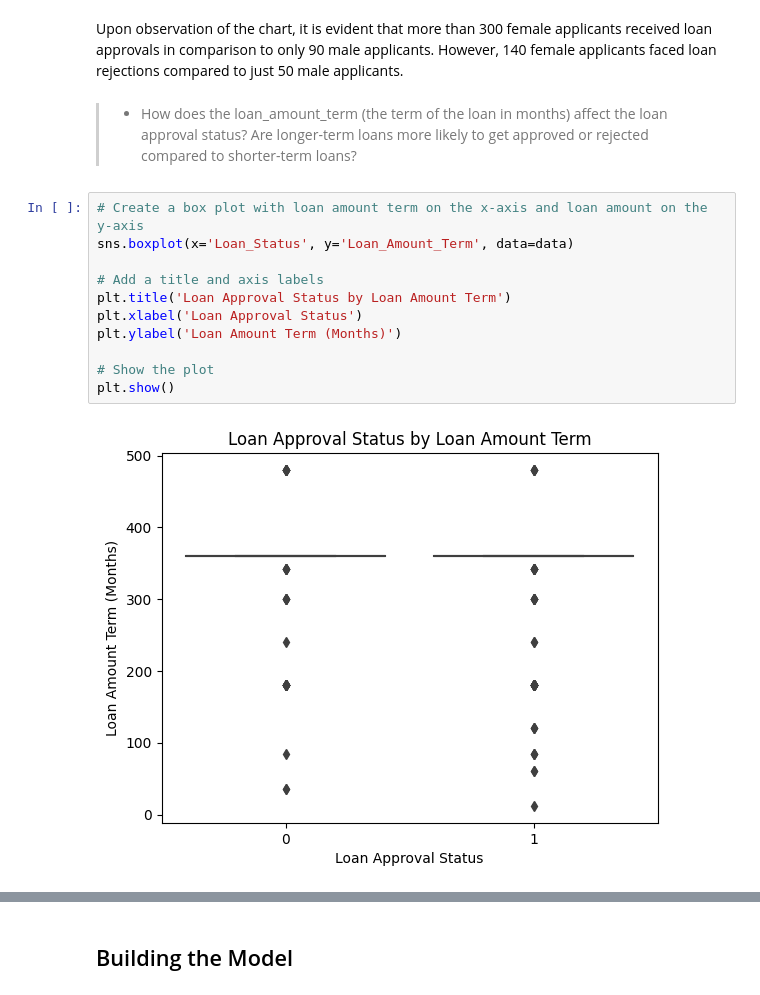
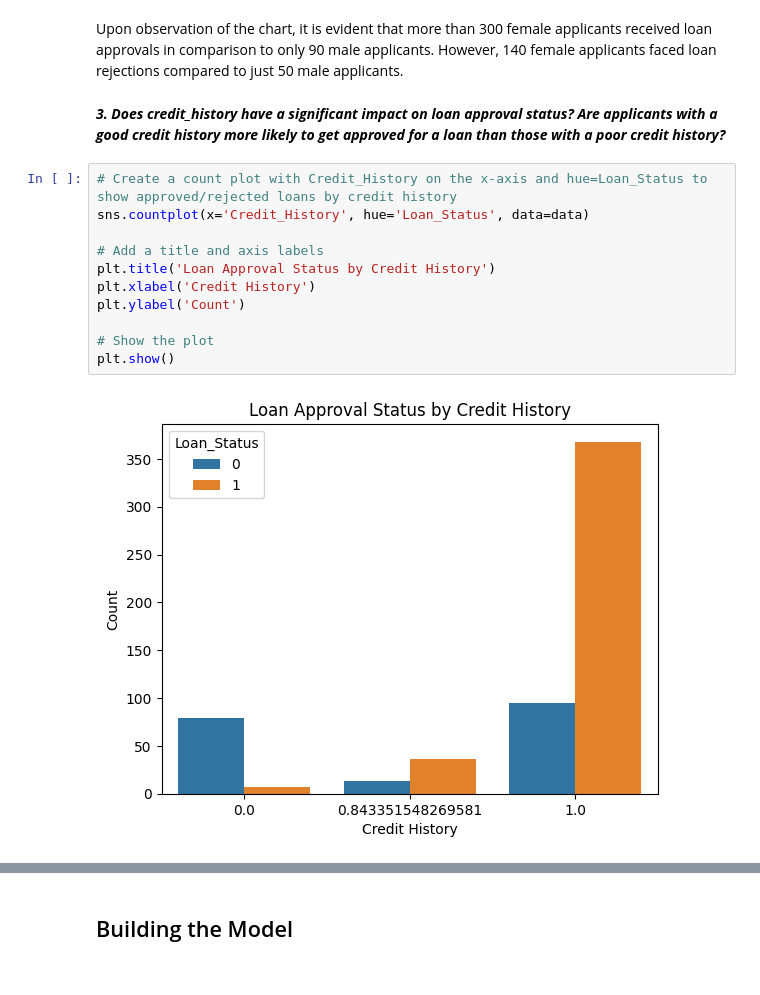
Before and after one commit to Eben-Success/Loan_Approval_Prediction, a Jupyter notebook: main.ipynb, the cells around one changed output, grey strips where cells are left out. Cells and saved outputs as stored; diff of their text form.

```diff
--- a/main.ipynb
+++ b/main.ipynb
@@ -185,18 +190,18 @@ plt.show()
 From the chart above, more males request for loans than female. And also, males have more loan approval than females.
 # %% [markdown]
 Upon observation of the chart, it is evident that more than 300 female applicants received loan approvals in comparison to only 90 male applicants. However, 140 female applicants faced loan rejections compared to just 50 male applicants.
-# %% [markdown]
->- How does the loan_amount_term (the term of the loan in months) affect the loan approval status? Are longer-term loans more likely to get approved or rejected compared to shorter-term loans?
+# %% [markdown]
+***3. Does credit_history have a significant impact on loan approval status? Are applicants with a good credit history more likely to get approved for a loan than those with a poor credit history?***
 # %%
-# Create a box plot with loan amount term on the x-axis and loan amount on the y-axis
-sns.boxplot(x='Loan_Status', y='Loan_Amount_Term', data=data)
+# Create a count plot with Credit_History on the x-axis and hue=Loan_Status to show approved/rejected loans by credit history
+sns.countplot(x='Credit_History', hue='Loan_Status', data=data)
 
 # Add a title and axis labels
-plt.title('Loan Approval Status by Loan Amount Term')
-plt.xlabel('Loan Approval Status')
-plt.ylabel('Loan Amount Term (Months)')
+plt.title('Loan Approval Status by Credit History')
+plt.xlabel('Credit History')
+plt.ylabel('Count')
 
 # Show the plot
 plt.show()
 # %% [output]
-[figure, old version]
+[figure, new version]
```
Also changed, not shown: parts of 10 cells of this notebook.
